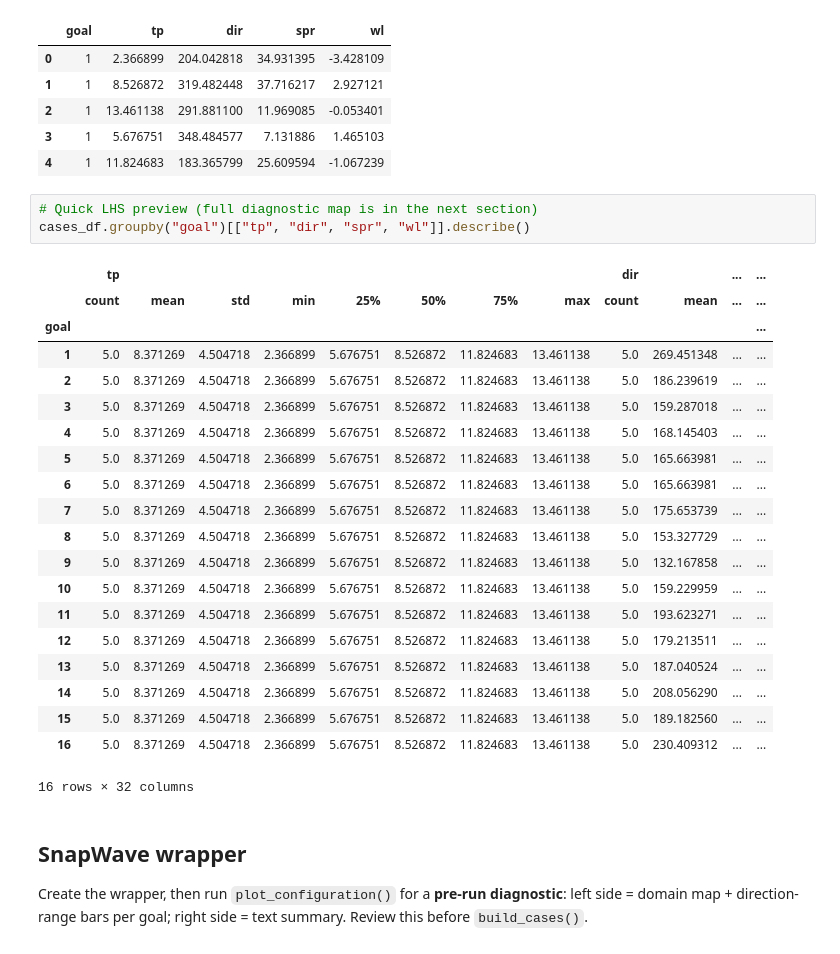
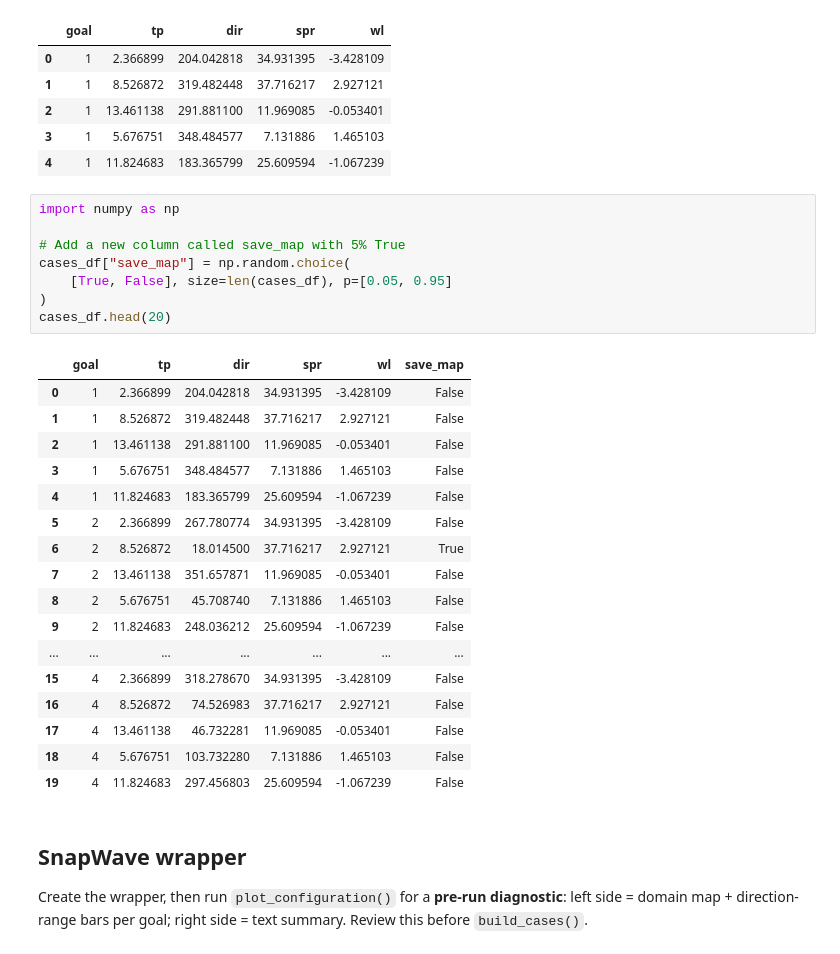
Before and after one commit to GeoOcean/HyGloW, a Jupyter notebook: Samoa/05_Metamodel_Cases_Generation.ipynb, the cells around one changed output. Drawn from its saved outputs; the diff is of its cells as text.

```diff
--- a/Samoa/05_Metamodel_Cases_Generation.ipynb
+++ b/Samoa/05_Metamodel_Cases_Generation.ipynb
@@ -48,30 +48,32 @@ cases_df.head()
 | 2 | 1 | 13.461138 | 291.881100 | 11.969085 | -0.053401 |
 | 3 | 1 | 5.676751 | 348.484577 | 7.131886 | 1.465103 |
 | 4 | 1 | 11.824683 | 183.365799 | 25.609594 | -1.067239 |
-# %%
-# Quick LHS preview (full diagnostic map is in the next section)
-cases_df.groupby("goal")[["tp", "dir", "spr", "wl"]].describe()
-# %% [output]
-|  | tp |  |  |  |  |  |  |  | dir |  | ... | ... |
-|  | count | mean | std | min | 25% | 50% | 75% | max | count | mean | ... | ... |
-| goal |  |  |  |  |  |  |  |  |  |  |  | ... |
-| 1 | 5.0 | 8.371269 | 4.504718 | 2.366899 | 5.676751 | 8.526872 | 11.824683 | 13.461138 | 5.0 | 269.451348 | ... | ... |
-| 2 | 5.0 | 8.371269 | 4.504718 | 2.366899 | 5.676751 | 8.526872 | 11.824683 | 13.461138 | 5.0 | 186.239619 | ... | ... |
-| 3 | 5.0 | 8.371269 | 4.504718 | 2.366899 | 5.676751 | 8.526872 | 11.824683 | 13.461138 | 5.0 | 159.287018 | ... | ... |
-| 4 | 5.0 | 8.371269 | 4.504718 | 2.366899 | 5.676751 | 8.526872 | 11.824683 | 13.461138 | 5.0 | 168.145403 | ... | ... |
-| 5 | 5.0 | 8.371269 | 4.504718 | 2.366899 | 5.676751 | 8.526872 | 11.824683 | 13.461138 | 5.0 | 165.663981 | ... | ... |
-| 6 | 5.0 | 8.371269 | 4.504718 | 2.366899 | 5.676751 | 8.526872 | 11.824683 | 13.461138 | 5.0 | 165.663981 | ... | ... |
-| 7 | 5.0 | 8.371269 | 4.504718 | 2.366899 | 5.676751 | 8.526872 | 11.824683 | 13.461138 | 5.0 | 175.653739 | ... | ... |
-| 8 | 5.0 | 8.371269 | 4.504718 | 2.366899 | 5.676751 | 8.526872 | 11.824683 | 13.461138 | 5.0 | 153.327729 | ... | ... |
-| 9 | 5.0 | 8.371269 | 4.504718 | 2.366899 | 5.676751 | 8.526872 | 11.824683 | 13.461138 | 5.0 | 132.167858 | ... | ... |
-| 10 | 5.0 | 8.371269 | 4.504718 | 2.366899 | 5.676751 | 8.526872 | 11.824683 | 13.461138 | 5.0 | 159.229959 | ... | ... |
-| 11 | 5.0 | 8.371269 | 4.504718 | 2.366899 | 5.676751 | 8.526872 | 11.824683 | 13.461138 | 5.0 | 193.623271 | ... | ... |
-| 12 | 5.0 | 8.371269 | 4.504718 | 2.366899 | 5.676751 | 8.526872 | 11.824683 | 13.461138 | 5.0 | 179.213511 | ... | ... |
-| 13 | 5.0 | 8.371269 | 4.504718 | 2.366899 | 5.676751 | 8.526872 | 11.824683 | 13.461138 | 5.0 | 187.040524 | ... | ... |
-| 14 | 5.0 | 8.371269 | 4.504718 | 2.366899 | 5.676751 | 8.526872 | 11.824683 | 13.461138 | 5.0 | 208.056290 | ... | ... |
-| 15 | 5.0 | 8.371269 | 4.504718 | 2.366899 | 5.676751 | 8.526872 | 11.824683 | 13.461138 | 5.0 | 189.182560 | ... | ... |
-| 16 | 5.0 | 8.371269 | 4.504718 | 2.366899 | 5.676751 | 8.526872 | 11.824683 | 13.461138 | 5.0 | 230.409312 | ... | ... |
-16 rows × 32 columns
+# %%
+import numpy as np
+
+# Add a new column called save_map with 5% True
+cases_df["save_map"] = np.random.choice(
+    [True, False], size=len(cases_df), p=[0.05, 0.95]
+)
+cases_df.head(20)
+# %% [output]
+|  | goal | tp | dir | spr | wl | save_map |
+| 0 | 1 | 2.366899 | 204.042818 | 34.931395 | -3.428109 | False |
+| 1 | 1 | 8.526872 | 319.482448 | 37.716217 | 2.927121 | False |
+| 2 | 1 | 13.461138 | 291.881100 | 11.969085 | -0.053401 | False |
+| 3 | 1 | 5.676751 | 348.484577 | 7.131886 | 1.465103 | False |
+| 4 | 1 | 11.824683 | 183.365799 | 25.609594 | -1.067239 | False |
+| 5 | 2 | 2.366899 | 267.780774 | 34.931395 | -3.428109 | False |
+| 6 | 2 | 8.526872 | 18.014500 | 37.716217 | 2.927121 | True |
+| 7 | 2 | 13.461138 | 351.657871 | 11.969085 | -0.053401 | False |
+| 8 | 2 | 5.676751 | 45.708740 | 7.131886 | 1.465103 | False |
+| 9 | 2 | 11.824683 | 248.036212 | 25.609594 | -1.067239 | False |
+| ... | ... | ... | ... | ... | ... | ... |
+| 15 | 4 | 2.366899 | 318.278670 | 34.931395 | -3.428109 | False |
+| 16 | 4 | 8.526872 | 74.526983 | 37.716217 | 2.927121 | False |
+| 17 | 4 | 13.461138 | 46.732281 | 11.969085 | -0.053401 | False |
+| 18 | 4 | 5.676751 | 103.732280 | 7.131886 | 1.465103 | False |
+| 19 | 4 | 11.824683 | 297.456803 | 25.609594 | -1.067239 | False |
 # %% [markdown]
 ## SnapWave wrapper
 
```
Also changed, not shown: parts of 5 cells of this notebook, 4 other files.
